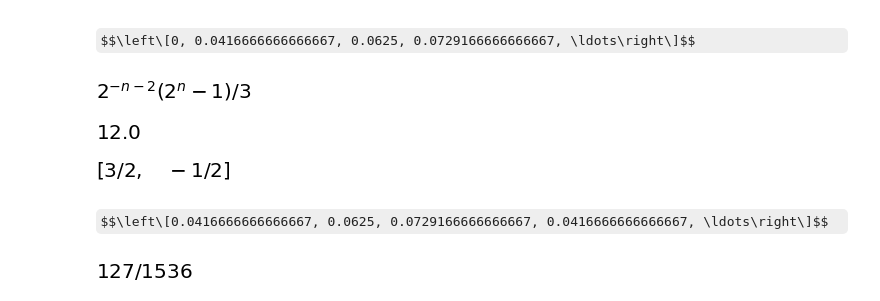
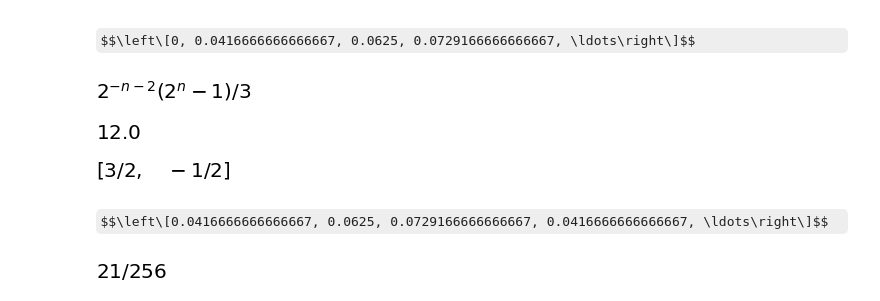
Before and after one commit to orahcio/fluxos, a Jupyter notebook: draft2.ipynb, the cells around one changed output. Cells and saved outputs as stored; diff of their text form; code cells hidden in the pictures; some formulas as TeX source.

```diff
--- a/draft2.ipynb
+++ b/draft2.ipynb
@@ -101,8 +101,8 @@ s
 # %% [output]
 $$\left\[0.0416666666666667, 0.0625, 0.0729166666666667, 0.0416666666666667, \ldots\right\]$$
 # %%
-nsimplify(s.coeff(7))
+nsimplify(s.coeff(6))
 # %% [output]
-[figure, old version]
+[figure, new version]
 # %%
 ?solve
```
Also changed, not shown: parts of 11 cells of this notebook.
